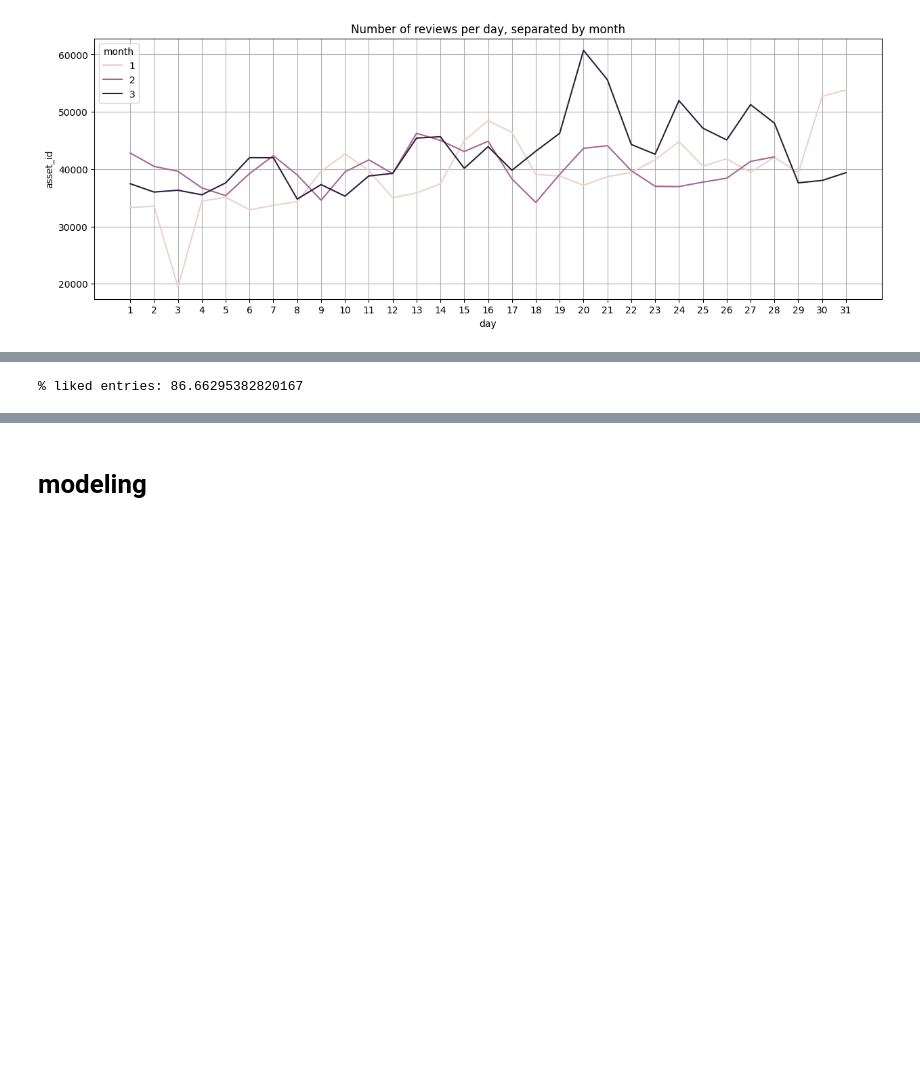
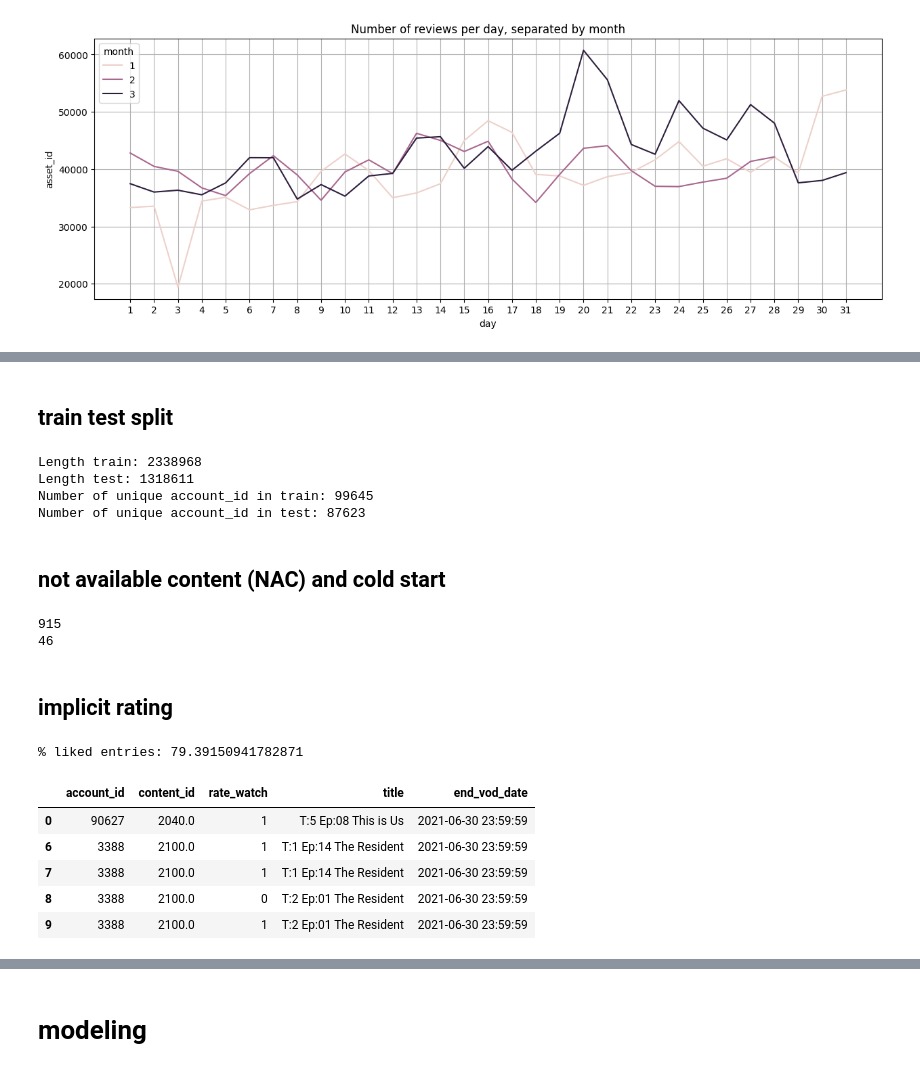
Before and after one commit to ferandmag/ICA_ML_recomendationSystemFLOW, a Jupyter notebook: recomendation_system_flow.ipynb, the cells around one changed output, grey strips where cells are left out. Cells and saved outputs as stored; diff of their text form; code cells hidden in the pictures; blank space fills up the shorter version.

```diff
--- a/recomendation_system_flow.ipynb
+++ b/recomendation_system_flow.ipynb
@@ -254,10 +273,58 @@ plt.show()
+# %% [markdown]
+## train test split
+# %%
+# train test split
+train = df[df['tunein'] < datetime(year=2021, month=3, day=1)].copy()
+test = df[df['tunein'] >= datetime(year=2021, month=3, day=1)].copy()
+print(f'Length train: {len(train)}')
+print(f'Length test: {len(test)}')
+print(f'Number of unique account_id in train: {train["account_id"].nunique()}')
+print(f'Number of unique account_id in test: {test["account_id"].nunique()}')
+# %% [output]
+Length train: 2338968
+Length test: 1318611
+Number of unique account_id in train: 99645
+Number of unique account_id in test: 87623
+# %% [markdown]
+## not available content (NAC) and cold start
+# %%
+# not available content (NAC)
+NAC_df = train[['content_id', 'end_vod_date']].groupby('content_id', as_index=False).agg({'end_vod_date': 'max'})
+
+NAC = NAC_df[NAC_df['end_vod_date'] < datetime(year=2021, month=3, day=31)]['content_id'].values
+
+# cold start
+cold_start_content = train.groupby('content_id', as_index=False).agg({'account_id':'nunique'})\
+    .sort_values(by='account_id', ascending=False)
+cold_start = cold_start_content['content_id'][0:50].values
+cold_start = [x for x in cold_start if x not in NAC]
+
+print(len(NAC))
+print(len(cold_start))
+# %% [output]
+915
+46
+# %% [markdown]
+## implicit rating
 # %%
-# the user liked the asset if he/she watched more than 30% of the asset's duration
-df['rate_watch'] = df['run_time_seconds']*0.30 - df['time_watched_seconds']
-df['rate_watch'] = df['rate_watch'].apply(lambda x: 1 if x <= 0 else 0) # (1: like asset, 0: not like asset)
+# the user liked the asset if he/she watched more than 70% of the asset's duration
+train['rate_watch'] = train['run_time_seconds']*0.70 - train['time_watched_seconds']
+train['rate_watch'] = train['rate_watch'].apply(lambda x: 1 if x <= 0 else 0) # (1: like asset, 0: not like asset)
 
-# the user liked the asset if he/she watched more than 30% of the asset's duration or watched twice or more ('resume' == 1)
-df['rate_watch'] = (df['rate_watch'] + df['resume']).apply(lambda x: 0 if x == 0 else 1)
-print(f'% liked entries: {df["rate_watch"].sum() / len(df)*100}')
+# the user liked the asset if he/she watched more than 70% of the asset's duration or watched twice or more ('resume' == 1)
+train['rate_watch'] = (train['rate_watch'] + train['resume']).apply(lambda x: 0 if x == 0 else 1)
+
+# select necessary features
+train = train[['account_id', 'content_id', 'rate_watch', 'title', 'end_vod_date']]
+test = test[['account_id', 'content_id', 'title', 'end_vod_date']]
+print(f'% liked entries: {train["rate_watch"].sum() / len(train)*100}')
+
+train.head()
 # %% [output]
-% liked entries: 86.66295382820167
+% liked entries: 79.39150941782871
+|  | account_id | content_id | rate_watch | title | end_vod_date |
+| 0 | 90627 | 2040.0 | 1 | T:5 Ep:08 This is Us | 2021-06-30 23:59:59 |
+| 6 | 3388 | 2100.0 | 1 | T:1 Ep:14 The Resident | 2021-06-30 23:59:59 |
+| 7 | 3388 | 2100.0 | 1 | T:1 Ep:14 The Resident | 2021-06-30 23:59:59 |
+| 8 | 3388 | 2100.0 | 0 | T:2 Ep:01 The Resident | 2021-06-30 23:59:59 |
+| 9 | 3388 | 2100.0 | 1 | T:2 Ep:01 The Resident | 2021-06-30 23:59:59 |
```
Also changed, not shown: parts of 37 cells of this notebook, 2 other files.
